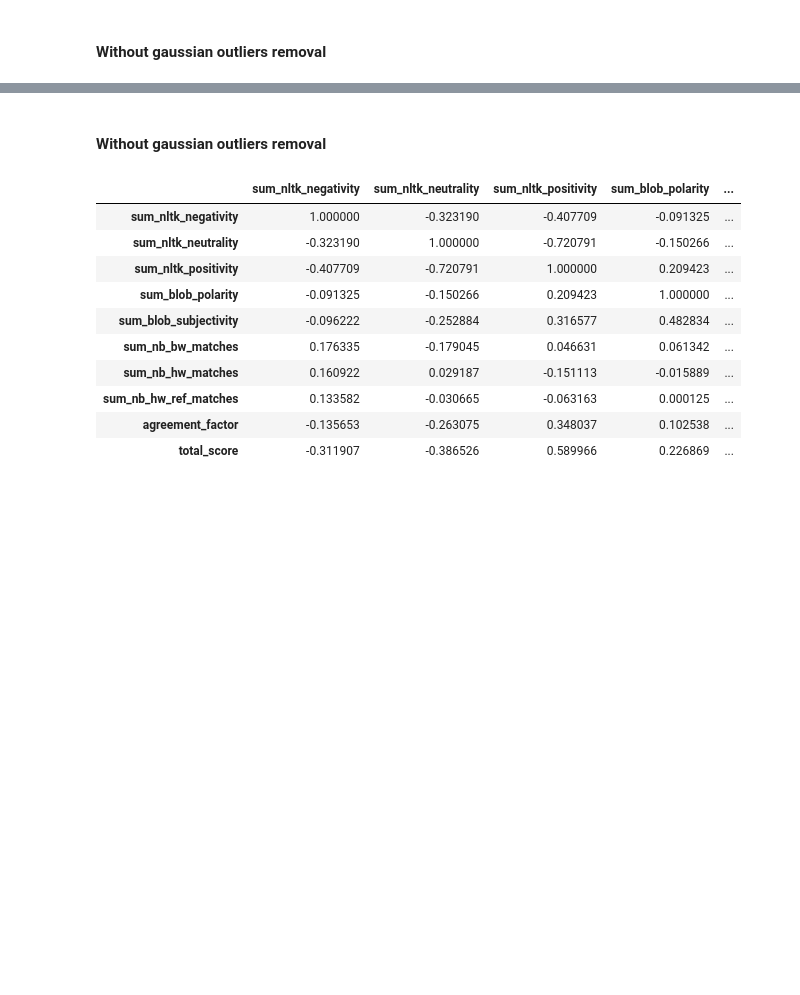
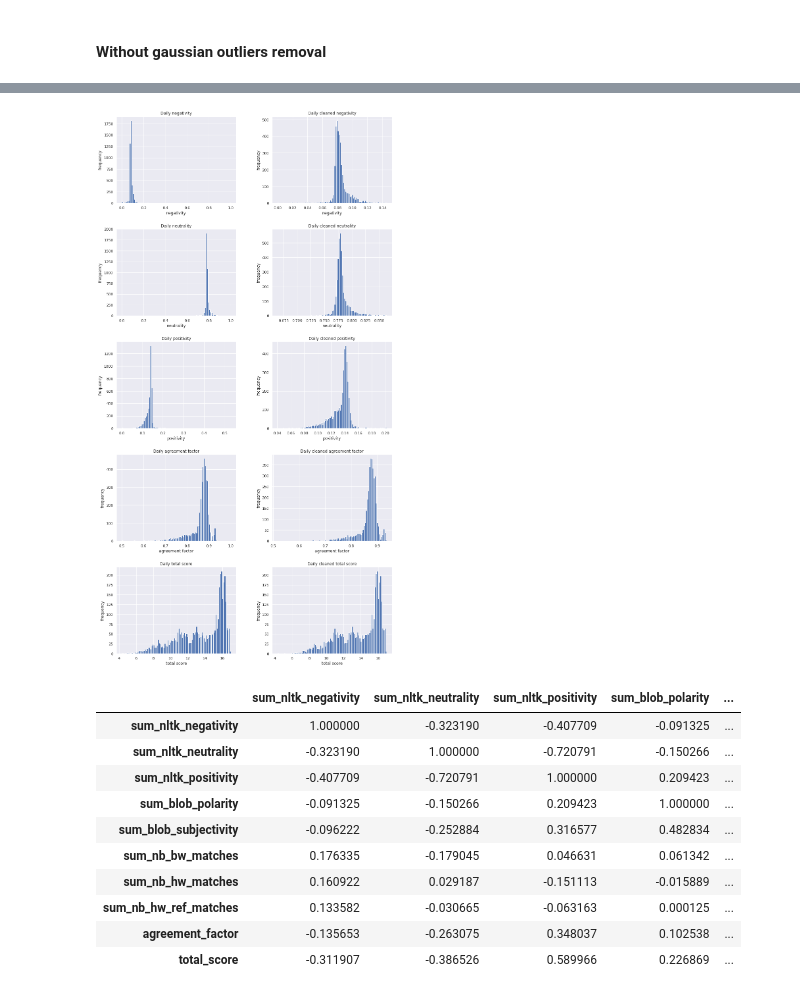
Before and after one commit to MetaHG/Reddit-opinions-polarization, a Jupyter notebook: notebooks/DataCollectionCorr.ipynb, the cells around one changed output, grey strips where cells are left out. Saved outputs shown, nothing was run; the diff lists cells and outputs as text; code cells hidden in the pictures; blank space fills up the shorter version.

Commit message:
Add plot functions

```diff
--- a/notebooks/DataCollectionCorr.ipynb
+++ b/notebooks/DataCollectionCorr.ipynb
@@ -498,5 +461,28 @@ Text(0.5, 1.0, 'Daily total score')
-# %% [markdown]
-#### Without gaussian outliers removal
+# %%
+def plot_metric_distrib(ax, metric, main_title, title, col):
+    metric.hist(col, bins=100, ax=ax)
+    ax.set_title(main_title + ' ' + title)
+    ax.set_xlabel(title)
+    ax.set_ylabel('frequency')
+
+def plot_metrics_distrib(metrics_list, main_titles_list):
+    plots = [
+        ('negativity', 'neg'),
+        ('neutrality', 'neu'),
+        ('positivity', 'pos'),
+        ('agreement factor', 'agreement_factor'),
+        ('total score', 'total_score')
+    ]
+
+    fig, axes = plt.subplots(nrows=len(plots), ncols=len(metrics_list), figsize=(15, 30))
+
+    for i, plot in enumerate(plots):
+        for j, metric in enumerate(metrics_list):
+            plot_metric_distrib(axes[i, j], metric, main_titles_list[j], *plot)
+# %%
+plot_metrics_distrib([metrics, cleaned_metrics], ['Daily', 'Daily cleaned'])
+# %% [output]
+[figure, added]
 # %%
 metrics.corr()
 # %% [output]
```
Also changed, not shown: parts of 10 cells of this notebook.
